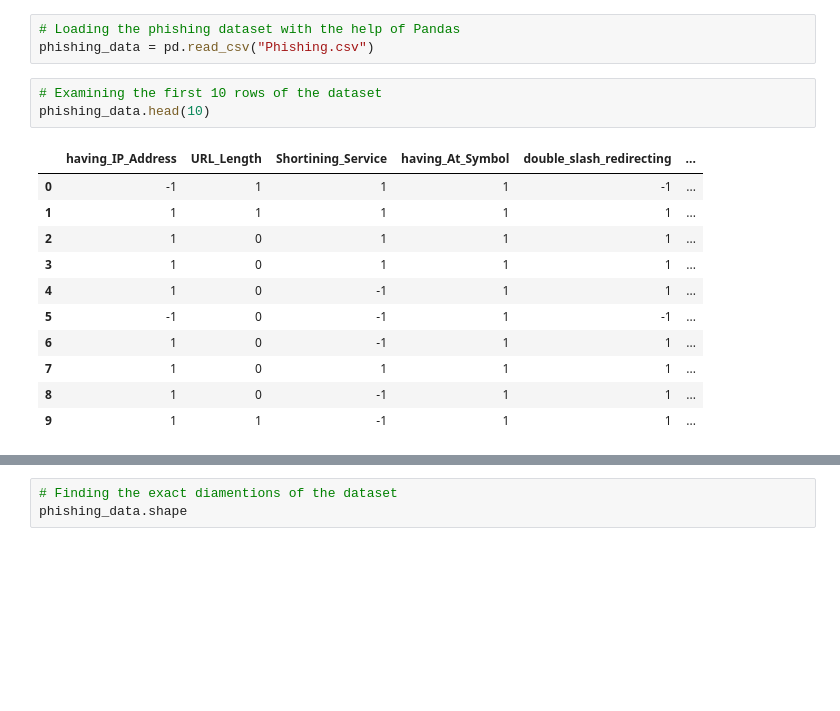
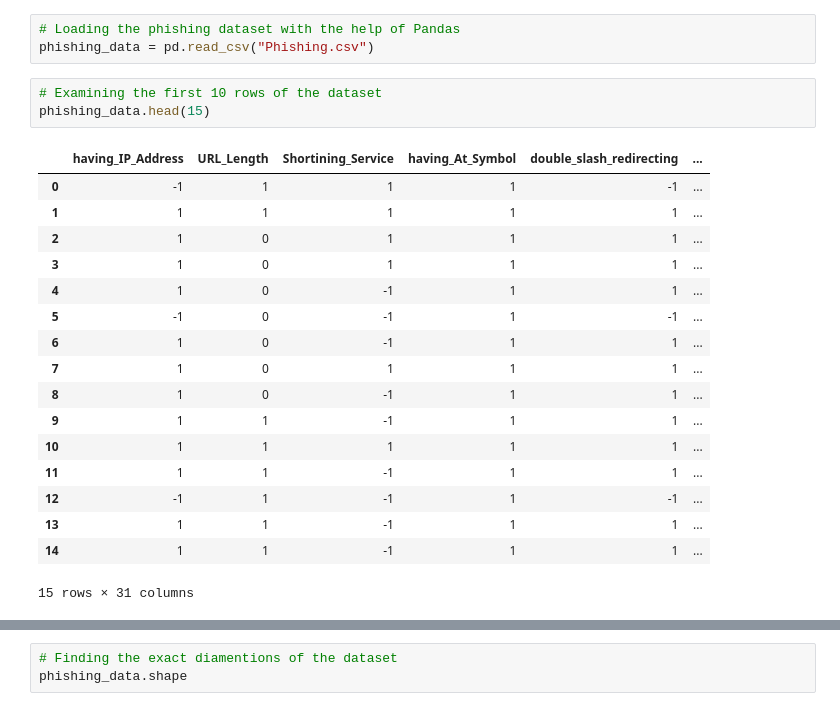
Before and after one commit to vikrant-github/Phishing-Websites-Detection, a Jupyter notebook: Detecting_Phishing_Websites.ipynb, the cells around one changed output, grey strips where cells are left out. Cells and saved outputs as stored; diff of their text form; blank space fills up the shorter version.

```diff
--- a/Detecting_Phishing_Websites.ipynb
+++ b/Detecting_Phishing_Websites.ipynb
@@ -9,16 +13,22 @@ np.random.seed(2021)
 phishing_data = pd.read_csv("Phishing.csv")
 # %%
 # Examining the first 10 rows of the dataset
-phishing_data.head(10)
+phishing_data.head(15)
 # %% [output]
 |  | having_IP_Address | URL_Length | Shortining_Service | having_At_Symbol | double_slash_redirecting | ... |
 | 0 | -1 | 1 | 1 | 1 | -1 | ... |
 | 1 | 1 | 1 | 1 | 1 | 1 | ... |
 | 2 | 1 | 0 | 1 | 1 | 1 | ... |
 | 3 | 1 | 0 | 1 | 1 | 1 | ... |
 | 4 | 1 | 0 | -1 | 1 | 1 | ... |
 | 5 | -1 | 0 | -1 | 1 | -1 | ... |
 | 6 | 1 | 0 | -1 | 1 | 1 | ... |
 | 7 | 1 | 0 | 1 | 1 | 1 | ... |
 | 8 | 1 | 0 | -1 | 1 | 1 | ... |
 | 9 | 1 | 1 | -1 | 1 | 1 | ... |
+| 10 | 1 | 1 | 1 | 1 | 1 | ... |
+| 11 | 1 | 1 | -1 | 1 | 1 | ... |
+| 12 | -1 | 1 | -1 | 1 | -1 | ... |
+| 13 | 1 | 1 | -1 | 1 | 1 | ... |
+| 14 | 1 | 1 | -1 | 1 | 1 | ... |
+15 rows × 31 columns
```
Also changed, not shown: parts of 12 cells of this notebook.
